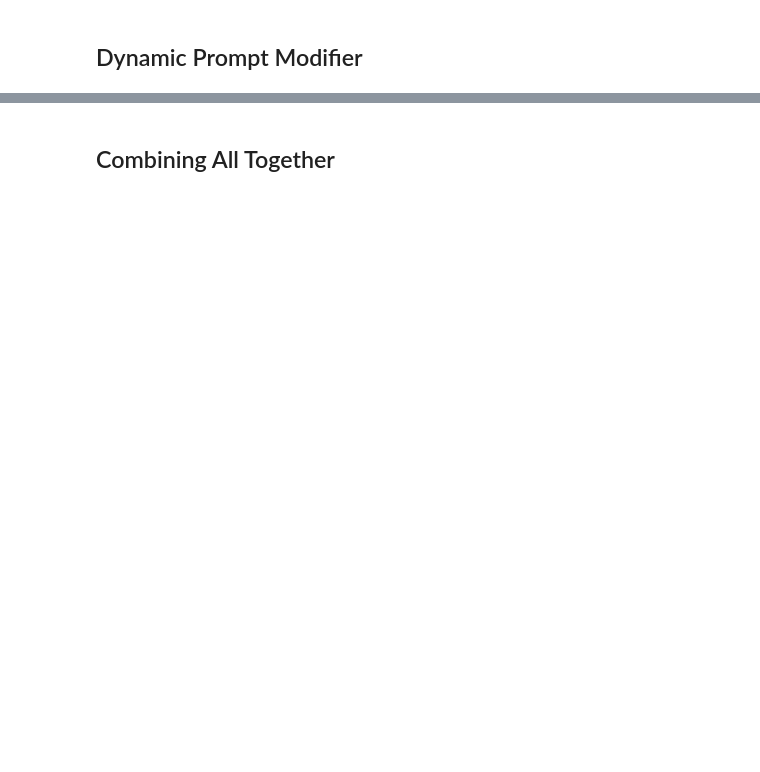
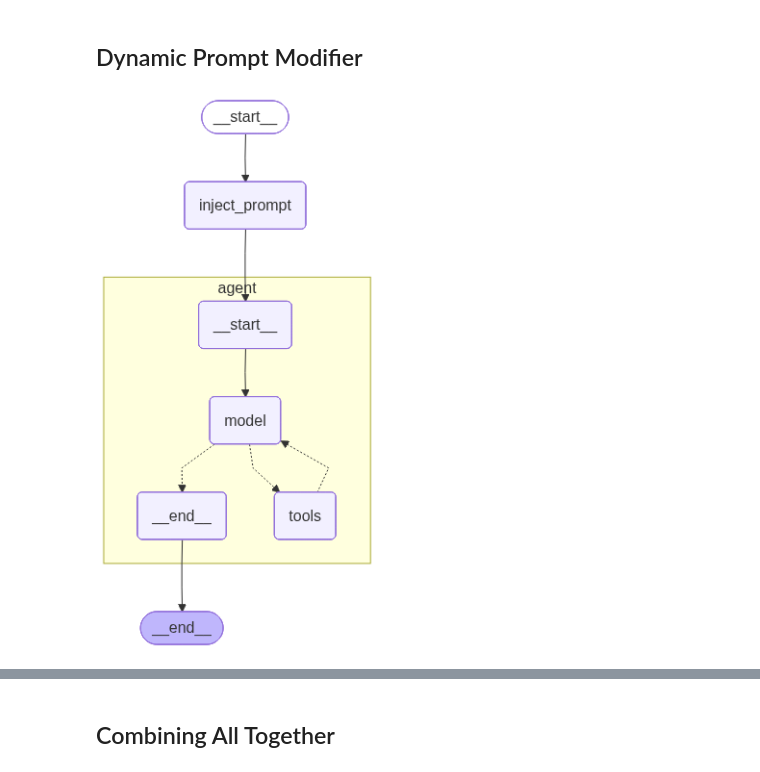
Before and after one commit to aziz0519/langgraph-advanced, a Jupyter notebook: 02_dynamic-models-prompts.ipynb, the cells around one changed output, grey strips where cells are left out. Cells and saved outputs as stored; diff of their text form; code cells hidden in the pictures; blank space fills up the shorter version.

Commit message:
fix: updated wrappers in 02_dynamic-model-prompts.ipynb

```diff
--- a/02_dynamic-models-prompts.ipynb
+++ b/02_dynamic-models-prompts.ipynb
@@ -7,6 +7,7 @@ import requests
 import yfinance as yf
 from pprint import pformat
 from langchain_core.tools import tool
+import os as process
 
 @tool("lookup_stock")
 def lookup_stock_symbol(company_name: str) -> str:
@@ -23,7 +24,7 @@ def lookup_stock_symbol(company_name: str) -> str:
     params = {
         "function": "SYMBOL_SEARCH",
         "keywords": company_name,
-        "apikey": "your_alphavantage_api_key"
+        "apikey": process.env.ALPHAVANTAGE_API_KEY
     }
 
     response = requests.get(api_url, params=params)
@@ -163,42 +190,56 @@ for message in messages['messages']:
 ## Dynamic Prompt Modifier
 # %%
 from langchain_openai import ChatOpenAI
-from langchain.agents import create_agent
+from langchain.agents import create_agent, AgentState
 from IPython.display import Image, display
 from langchain_core.messages import SystemMessage
 from langgraph.checkpoint.memory import InMemorySaver
-
+from langgraph.graph import StateGraph, START
 
 def prompt_modifier(state):
     """Change the agent's behavior depending on the query intent."""
     user_msg = state["messages"][-1].content.lower()
 
     if "invest" in user_msg or "risks" in user_msg:
         prompt="You are a financial advisor. Give clear analysis of risks and opportunities."
     elif "summarize" in user_msg:
         prompt="You are a summarizer. Keep the answer short and clear."
     elif "explain" in user_msg:
         prompt="You are a teacher. Explain concepts step by step in simple terms."
     else:
         prompt="You are a helpful assistant. Answer clearly and simply."
 
     print(f"Selected prompt: {prompt}")
 
     # Filter out any existing system messages
     non_system_messages = [msg for msg in state["messages"] if msg.type != "system"]
 
     # Return the new system message + all non-system messages
     return [SystemMessage(content=prompt)] + non_system_messages
 
+# Add prompt modifier node
+def prompt_modifier_node(state: AgentState):
+    updated_messages = prompt_modifier(state)
+    return {"messages": updated_messages}
 
 agent = create_agent(
     model=ChatOpenAI(model="gpt-4o-mini"),
     tools=[lookup_stock_symbol, fetch_stock_data_raw],
-    system_prompt=prompt_modifier(),
     checkpointer=InMemorySaver()
 )
 
+builder = StateGraph(AgentState)
+builder.add_node("inject_prompt", prompt_modifier_node)
+builder.add_node("agent", agent)
+
+builder.add_edge(START, "inject_prompt")    # entry → inject_prompt
+builder.add_edge("inject_prompt", "agent")  # inject_prompt → agent
+
+agent = builder.compile(checkpointer=InMemorySaver())
+
 display(Image(agent.get_graph(xray=True).draw_mermaid_png()))
+# %% [output]
+[figure, added]
 # %%
 from langchain_core.messages import HumanMessage
 
```
Also changed, not shown: parts of 9 cells of this notebook, 1 other file.
